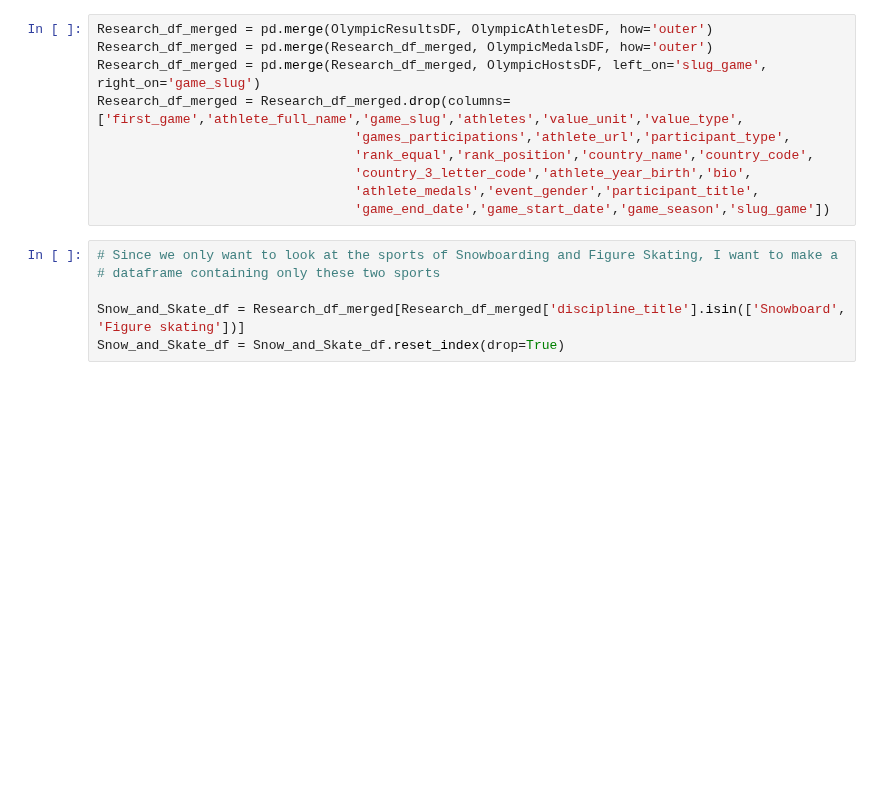
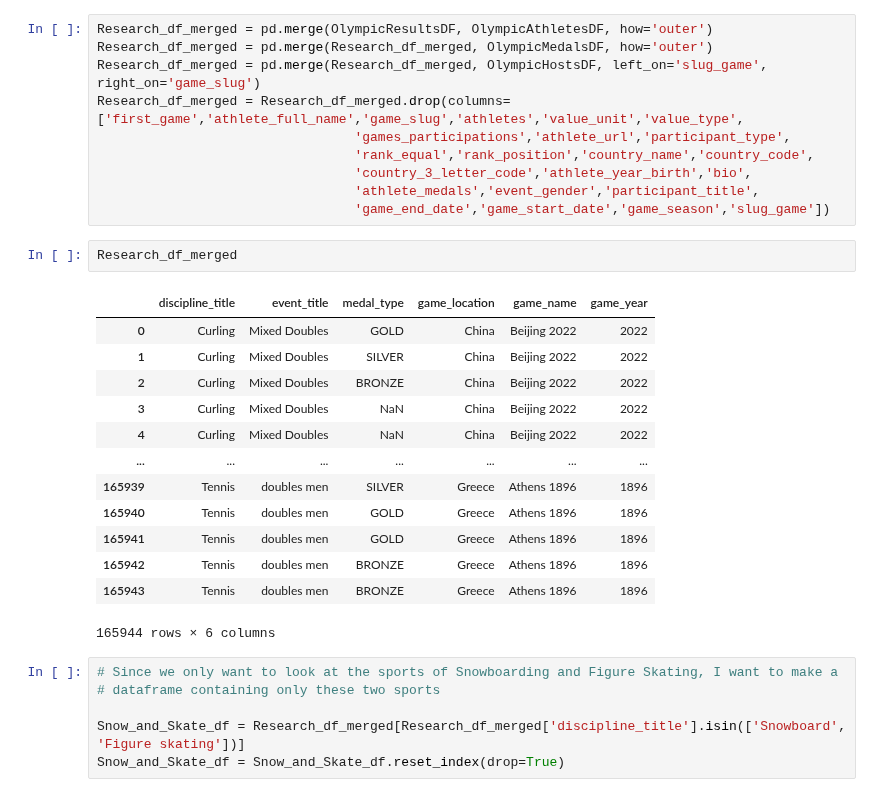
Before and after one commit to ubco-W2022T2-data301/project-group-group17, a Jupyter notebook: analysis/notebooks/analysis_dylan.ipynb, the cells around one changed output. Cells and saved outputs as stored; diff of their text form; blank space fills up the shorter version.

```diff
--- a/analysis/notebooks/analysis_dylan.ipynb
+++ b/analysis/notebooks/analysis_dylan.ipynb
@@ -46,6 +46,22 @@ Research_df_merged = Research_df_merged.drop(columns=['first_game','athlete_full
                                  'country_3_letter_code','athlete_year_birth','bio',
                                  'athlete_medals','event_gender','participant_title',
                                  'game_end_date','game_start_date','game_season','slug_game'])
+# %%
+Research_df_merged
+# %% [output]
+|  | discipline_title | event_title | medal_type | game_location | game_name | game_year |
+| 0 | Curling | Mixed Doubles | GOLD | China | Beijing 2022 | 2022 |
+| 1 | Curling | Mixed Doubles | SILVER | China | Beijing 2022 | 2022 |
+| 2 | Curling | Mixed Doubles | BRONZE | China | Beijing 2022 | 2022 |
+| 3 | Curling | Mixed Doubles | NaN | China | Beijing 2022 | 2022 |
+| 4 | Curling | Mixed Doubles | NaN | China | Beijing 2022 | 2022 |
+| ... | ... | ... | ... | ... | ... | ... |
+| 165939 | Tennis | doubles men | SILVER | Greece | Athens 1896 | 1896 |
+| 165940 | Tennis | doubles men | GOLD | Greece | Athens 1896 | 1896 |
+| 165941 | Tennis | doubles men | GOLD | Greece | Athens 1896 | 1896 |
+| 165942 | Tennis | doubles men | BRONZE | Greece | Athens 1896 | 1896 |
+| 165943 | Tennis | doubles men | BRONZE | Greece | Athens 1896 | 1896 |
+165944 rows × 6 columns
 # %%
 # Since we only want to look at the sports of Snowboarding and Figure Skating, I want to make a
 # dataframe containing only these two sports
```
Also changed, not shown: parts of 8 cells of this notebook.
